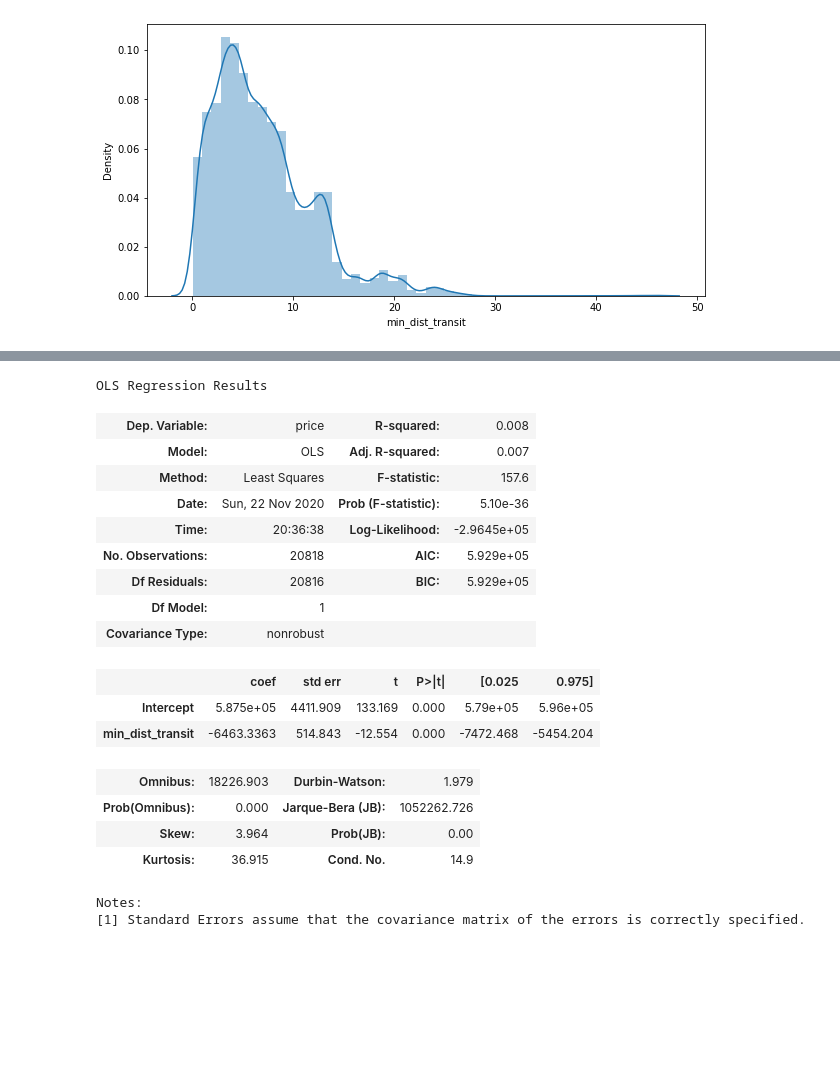
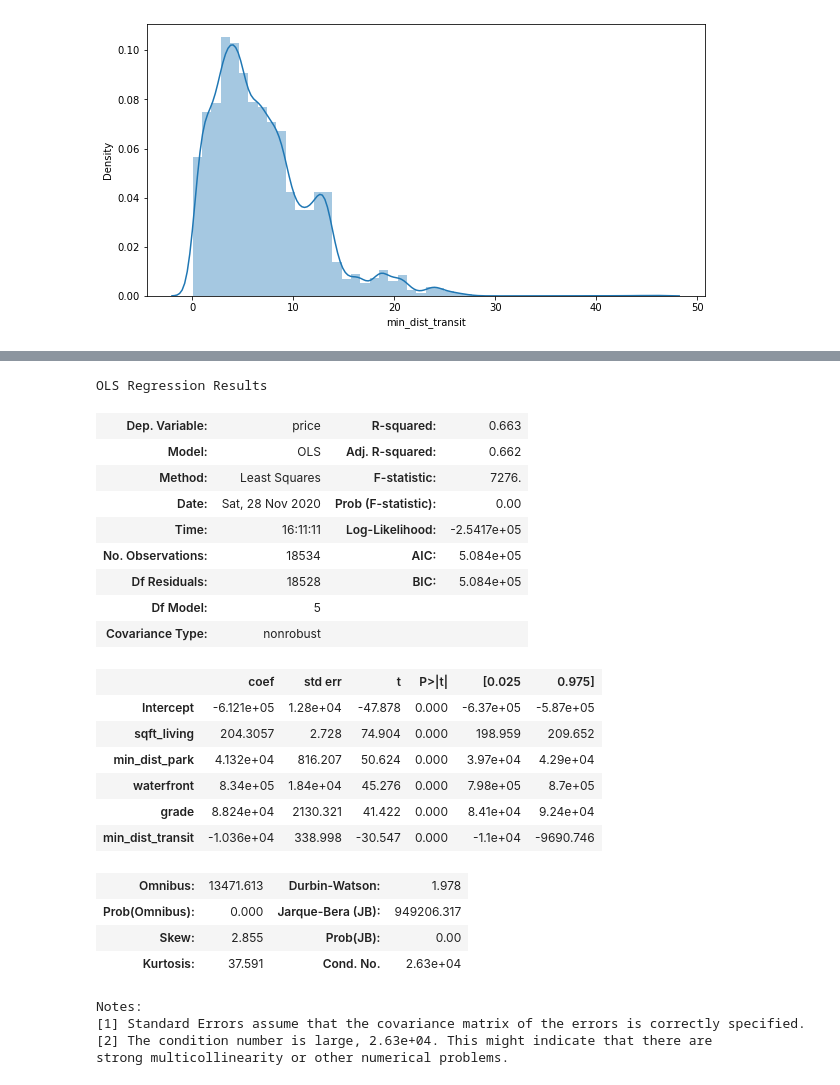
Before and after one commit to dtunnicliffe/house-price-regression-project, a Jupyter notebook: student.ipynb, the cells around one changed output, grey strips where cells are left out. Saved outputs shown, nothing was run; the diff lists cells and outputs as text; code cells hidden in the pictures; blank space fills up the shorter version.

Commit message:
Final Models showing progression & RFE

```diff
--- a/student.ipynb
+++ b/student.ipynb
@@ -78,7 +102,7 @@ dtype: int64
 ### Remove Unnecessary Data
 # %%
 #drop columns that we don't need
-drop = ['date','id','yr_built', 'yr_renovated', 'sqft_above', 'sqft_basement', 'sqft_living15', 'sqft_lot15']
+drop = ['date','yr_built', 'yr_renovated', 'sqft_above', 'sqft_basement', 'sqft_living15', 'sqft_lot15']
 
 data2 = data.drop(columns = drop, axis=1)
 # %%
@@ -252,7 +313,7 @@ park_add_df.to_csv('ParkAddresses.csv')
 # %% [markdown]
 ### Import Address .csv's to find distances from housing data
 # %%
-king_parks = pd.read_csv('ParkAddresses_wLatLong.csv',index_col='ID')
+king_parks = pd.read_csv('data/ParkAddresses_Revised_wLatLong.csv',index_col='ID')
 king_transit = pd.read_csv('TransitAddresses_wLatLong.csv',index_col='ID')
 # %%
 king_parks.dropna(inplace=True)
@@ -383,24 +530,30 @@ Notes:
 # %%
-f = 'price ~ min_dist_transit'
-model = ols(formula=f, data=data4).fit()
+f = 'price ~ sqft_living + min_dist_park + waterfront + grade + min_dist_transit'
+model = ols(formula = f, data = data4).fit()
 model.summary()
 # %% [output]
 OLS Regression Results
-| Dep. Variable: | price | R-squared: | 0.008 |
-| Model: | OLS | Adj. R-squared: | 0.007 |
-| Method: | Least Squares | F-statistic: | 157.6 |
-| Date: | Sun, 22 Nov 2020 | Prob (F-statistic): | 5.10e-36 |
-| Time: | 20:36:38 | Log-Likelihood: | -2.9645e+05 |
-| No. Observations: | 20818 | AIC: | 5.929e+05 |
-| Df Residuals: | 20816 | BIC: | 5.929e+05 |
-| Df Model: | 1 |  |  |
+| Dep. Variable: | price | R-squared: | 0.663 |
+| Model: | OLS | Adj. R-squared: | 0.662 |
+| Method: | Least Squares | F-statistic: | 7276. |
+| Date: | Sat, 28 Nov 2020 | Prob (F-statistic): | 0.00 |
+| Time: | 16:11:11 | Log-Likelihood: | -2.5417e+05 |
+| No. Observations: | 18534 | AIC: | 5.084e+05 |
+| Df Residuals: | 18528 | BIC: | 5.084e+05 |
+| Df Model: | 5 |  |  |
 | Covariance Type: | nonrobust |  |  |
 |  | coef | std err | t | P>|t| | [0.025 | 0.975] |
-| Intercept | 5.875e+05 | 4411.909 | 133.169 | 0.000 | 5.79e+05 | 5.96e+05 |
-| min_dist_transit | -6463.3363 | 514.843 | -12.554 | 0.000 | -7472.468 | -5454.204 |
+| Intercept | -6.121e+05 | 1.28e+04 | -47.878 | 0.000 | -6.37e+05 | -5.87e+05 |
+| sqft_living | 204.3057 | 2.728 | 74.904 | 0.000 | 198.959 | 209.652 |
+| min_dist_park | 4.132e+04 | 816.207 | 50.624 | 0.000 | 3.97e+04 | 4.29e+04 |
+| waterfront | 8.34e+05 | 1.84e+04 | 45.276 | 0.000 | 7.98e+05 | 8.7e+05 |
+| grade | 8.824e+04 | 2130.321 | 41.422 | 0.000 | 8.41e+04 | 9.24e+04 |
+| min_dist_transit | -1.036e+04 | 338.998 | -30.547 | 0.000 | -1.1e+04 | -9690.746 |
-| Omnibus: | 18226.903 | Durbin-Watson: | 1.979 |
-| Prob(Omnibus): | 0.000 | Jarque-Bera (JB): | 1052262.726 |
-| Skew: | 3.964 | Prob(JB): | 0.00 |
-| Kurtosis: | 36.915 | Cond. No. | 14.9 |
+| Omnibus: | 13471.613 | Durbin-Watson: | 1.978 |
+| Prob(Omnibus): | 0.000 | Jarque-Bera (JB): | 949206.317 |
+| Skew: | 2.855 | Prob(JB): | 0.00 |
+| Kurtosis: | 37.591 | Cond. No. | 2.63e+04 |
 Notes:
 [1] Standard Errors assume that the covariance matrix of the errors is correctly specified.
+[2] The condition number is large, 2.63e+04. This might indicate that there are
+strong multicollinearity or other numerical problems.
```
Also changed, not shown: parts of 25 cells of this notebook, 18 other files.
